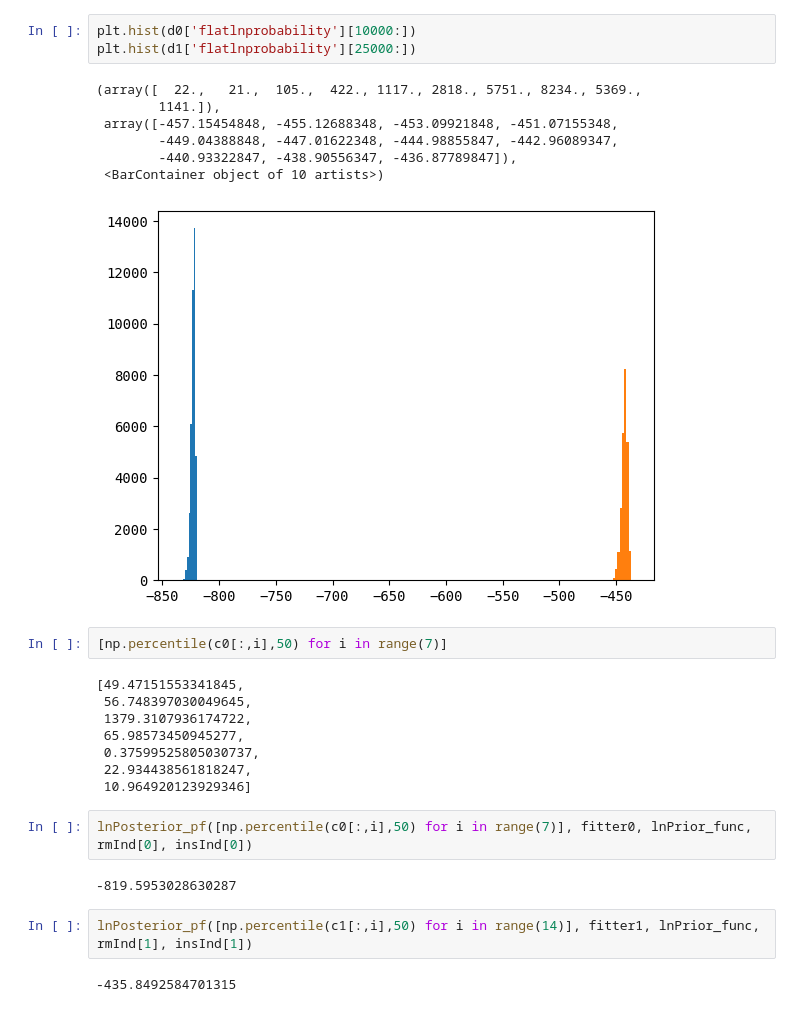
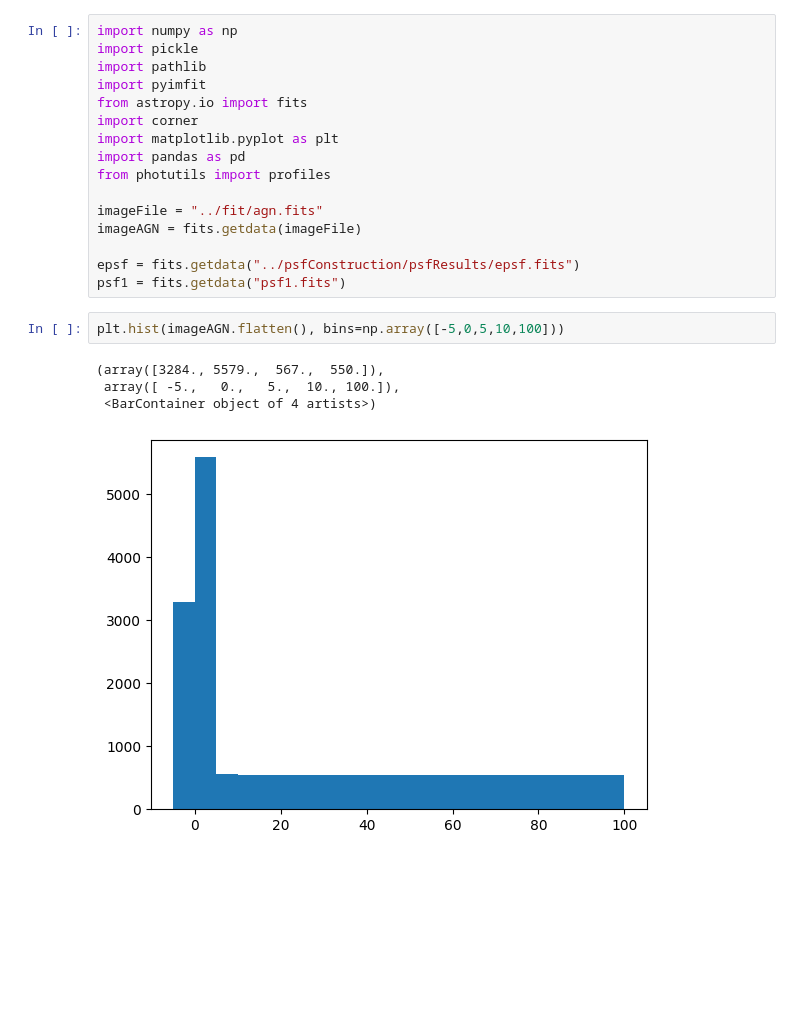
Before and after one commit to insepien/dualAGN, a Jupyter notebook: scrap_notebooks/checkFit.ipynb, the cells around one changed output. Drawn from its saved outputs; the diff is of its cells as text; blank space fills up the shorter version.

```diff
--- a/scrap_notebooks/checkFit.ipynb
+++ b/scrap_notebooks/checkFit.ipynb
@@ -180,29 +1,23 @@ np.exp(-0.5*(lnp1-lnp0))
-# %%
-plt.hist(d0['flatlnprobability'][10000:])
-plt.hist(d1['flatlnprobability'][25000:])
-# %% [output]
-(array([  22.,   21.,  105.,  422., 1117., 2818., 5751., 8234., 5369.,
-        1141.]),
- array([-457.15454848, -455.12688348, -453.09921848, -451.07155348,
-        -449.04388848, -447.01622348, -444.98855847, -442.96089347,
-        -440.93322847, -438.90556347, -436.87789847]),
- <BarContainer object of 10 artists>)
-[figure, removed]
-# %%
-[np.percentile(c0[:,i],50) for i in range(7)]
-# %% [output]
-[49.47151553341845,
- 56.748397030049645,
- 1379.3107936174722,
- 65.98573450945277,
- 0.37599525805030737,
- 22.934438561818247,
- 10.964920123929346]
-# %%
-lnPosterior_pf([np.percentile(c0[:,i],50) for i in range(7)], fitter0, lnPrior_func, rmInd[0], insInd[0])
-# %% [output]
--819.5953028630287
-# %%
-lnPosterior_pf([np.percentile(c1[:,i],50) for i in range(14)], fitter1, lnPrior_func, rmInd[1], insInd[1])
-# %% [output]
--435.8492584701315
+# %%
+import numpy as np
+import pickle
+import pathlib
+import pyimfit
+from astropy.io import fits
+import corner
+import matplotlib.pyplot as plt
+import pandas as pd
+from photutils import profiles
+
+imageFile = "../fit/agn.fits"
+imageAGN = fits.getdata(imageFile)
+
+epsf = fits.getdata("../psfConstruction/psfResults/epsf.fits")
+psf1 = fits.getdata("psf1.fits")
+# %%
+plt.hist(imageAGN.flatten(), bins=np.array([-5,0,5,10,100]))
+# %% [output]
+(array([3284., 5579.,  567.,  550.]),
+ array([ -5.,   0.,   5.,  10., 100.]),
+ <BarContainer object of 4 artists>)
+[figure, added]
```
Also changed, not shown: parts of 37 cells of this notebook, 2 other files.
